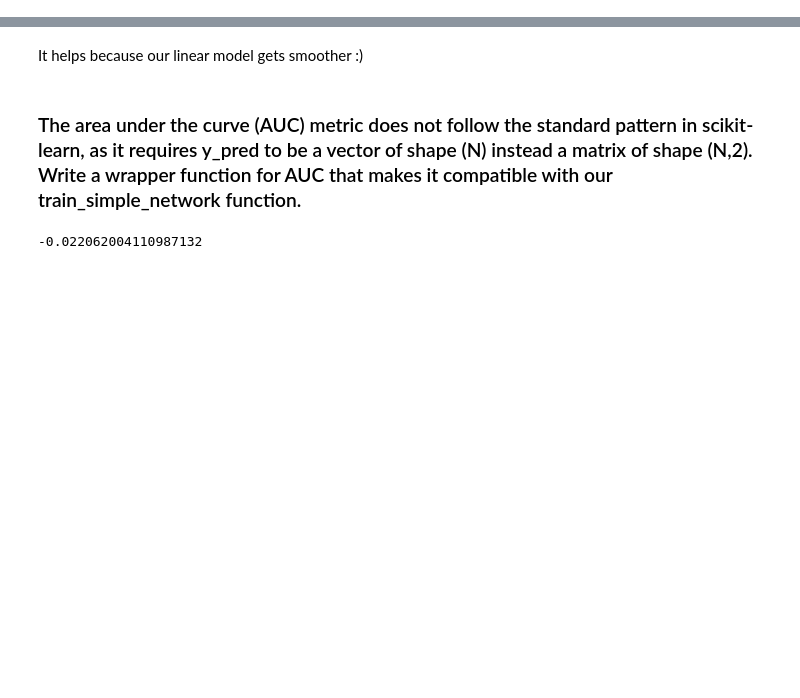
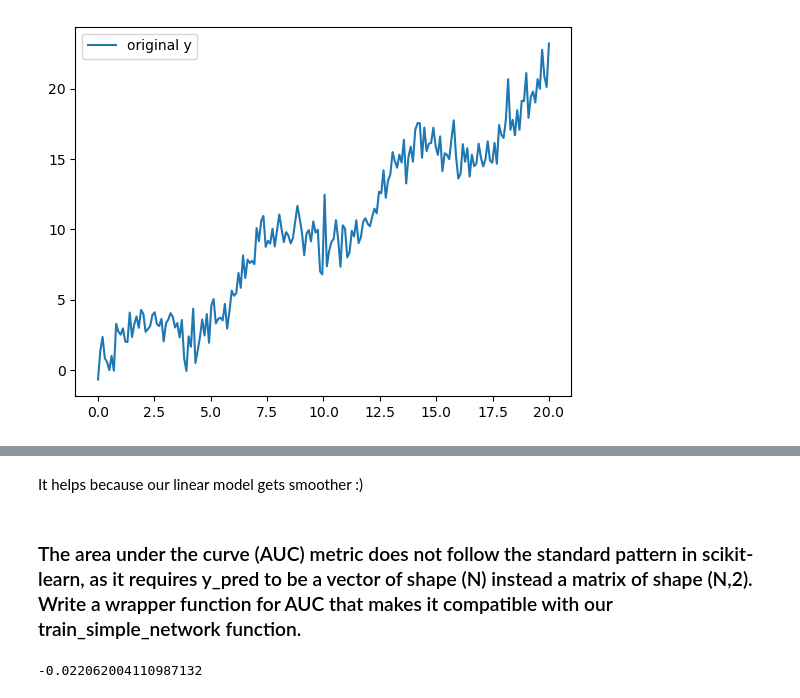
Before and after one commit to leihui6/Inside-Deep-Learning, a Jupyter notebook: Exercise Solutions/02 Fully connected networks/Kin_Artur_chapter_02.ipynb, the cells around one changed output, grey strips where cells are left out. Cells and saved outputs as stored; diff of their text form; code cells hidden in the pictures; blank space fills up the shorter version.

```diff
--- a/Exercise Solutions/02 Fully connected networks/Kin_Artur_chapter_02.ipynb
+++ b/Exercise Solutions/02 Fully connected networks/Kin_Artur_chapter_02.ipynb
@@ -134,11 +138,17 @@ class Simple1DRegressionDataset(Dataset):
 # %%
 from sklearn.preprocessing import StandardScaler
 
 #Crate a 1-dimensional input
 X = np.linspace(0, 20, num=200)
 #create an output
 y = X + np.sin(X)*2 + np.random.normal(size=X.shape)
 scaler = StandardScaler()
+#y_s = scaler.fit_transform(y.reshape(-1,1))
 
-y_s = scaler.fit_transform(y.reshape(-1,1))
+#plt.plot(X, y_s, label = 'scaler')
+plt.plot(X, y, label='original y')
+plt.legend()
+plt.show()
+# %% [output]
+[figure, added]
 # %%
```
Also changed, not shown: parts of 12 cells of this notebook, 3 other files.
